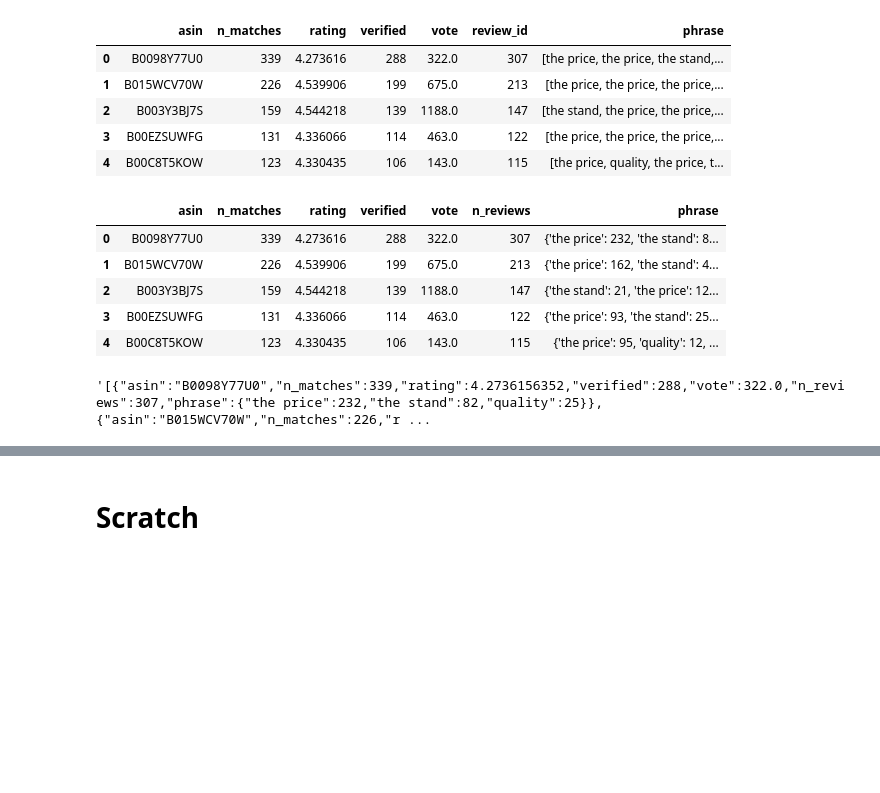
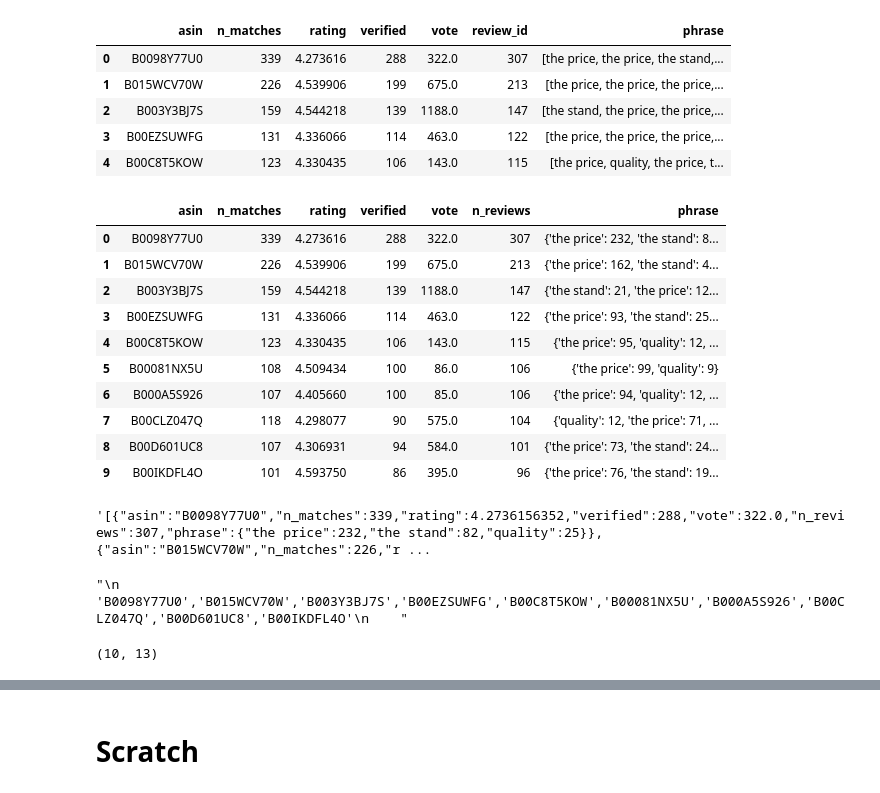
Before and after one commit to avelllabs/Gabby, a Jupyter notebook: notebooks/13_gb_gabby_api_development.ipynb, the cells around one changed output, grey strips where cells are left out. Saved outputs shown, nothing was run; the diff lists cells and outputs as text; code cells hidden in the pictures; blank space fills up the shorter version.

Commit message:
fixed product reco api

```diff
--- a/notebooks/13_gb_gabby_api_development.ipynb
+++ b/notebooks/13_gb_gabby_api_development.ipynb
@@ -380,7 +380,7 @@ product_ranking = matched_reviews.groupby(['asin']).agg({
     'vote': 'sum',
     'review_id': 'count',
     'phrase': 'sum'
-}).sort_values(['n_matches', 'verified', 'rating', 'review_id', 'vote'], ascending=False).reset_index()
+}).sort_values(['review_id', 'rating', 'n_matches', 'verified',  'vote'], ascending=False).reset_index()
 # %%
 product_ranking.head()
 # %% [output]
@@ -394,12 +394,17 @@ product_ranking.head()
 product_ranking['phrase'] = product_ranking['phrase'].apply(lambda x: Counter(x))
 # %%
 product_ranking = product_ranking.rename(columns={'review_id': 'n_reviews'})
-product_ranking.head()
+product_ranking.head(10)
 # %% [output]
 |  | asin | n_matches | rating | verified | vote | n_reviews | phrase |
 | 0 | B0098Y77U0 | 339 | 4.273616 | 288 | 322.0 | 307 | {'the price': 232, 'the stand': 8... |
 | 1 | B015WCV70W | 226 | 4.539906 | 199 | 675.0 | 213 | {'the price': 162, 'the stand': 4... |
 | 2 | B003Y3BJ7S | 159 | 4.544218 | 139 | 1188.0 | 147 | {'the stand': 21, 'the price': 12... |
 | 3 | B00EZSUWFG | 131 | 4.336066 | 114 | 463.0 | 122 | {'the price': 93, 'the stand': 25... |
 | 4 | B00C8T5KOW | 123 | 4.330435 | 106 | 143.0 | 115 | {'the price': 95, 'quality': 12, ... |
+| 5 | B00081NX5U | 108 | 4.509434 | 100 | 86.0 | 106 | {'the price': 99, 'quality': 9} |
+| 6 | B000A5S926 | 107 | 4.405660 | 100 | 85.0 | 106 | {'the price': 94, 'quality': 12, ... |
+| 7 | B00CLZ047Q | 118 | 4.298077 | 90 | 575.0 | 104 | {'quality': 12, 'the price': 71, ... |
+| 8 | B00D601UC8 | 107 | 4.306931 | 94 | 584.0 | 101 | {'the price': 73, 'the stand': 24... |
+| 9 | B00IKDFL4O | 101 | 4.593750 | 86 | 395.0 | 96 | {'the price': 76, 'the stand': 19... |
 # %%
@@ -408,0 +416,6 @@ product_ranking.head().to_json(orient='records')
+# %%
+f'''
+            '{"','".join(top10_products['asin'].astype(str).tolist())}'
+    '''
+# %% [output]
+"\n            'B0098Y77U0','B015WCV70W','B003Y3BJ7S','B00EZSUWFG','B00C8T5KOW','B00081NX5U','B000A5S926','B00CLZ047Q','B00D601UC8','B00IKDFL4O'\n    "
@@ -408,0 +429,4 @@ product_ranking.head().to_json(orient='records')
+# %%
+matched_products.shape
+# %% [output]
+(10, 13)
```
Also changed, not shown: parts of 5 cells of this notebook, 2 other files.
